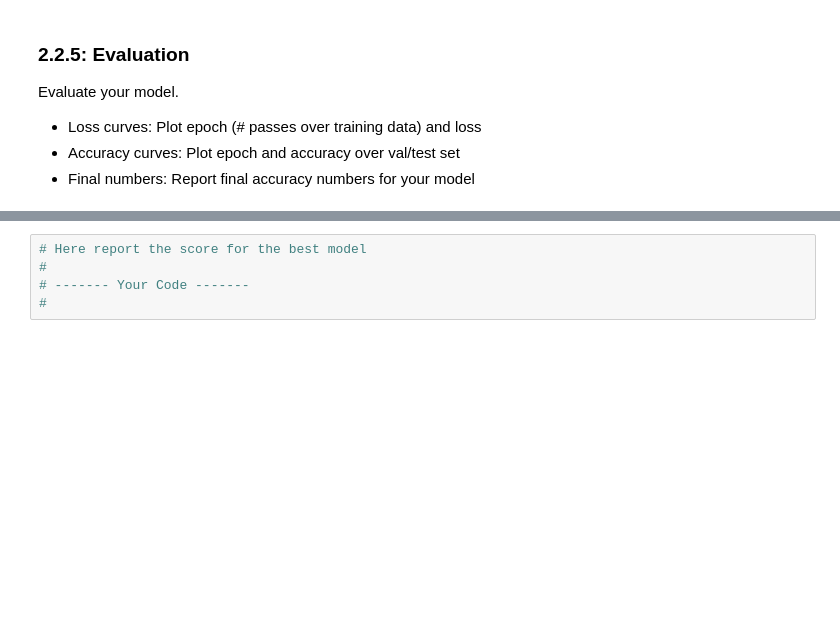
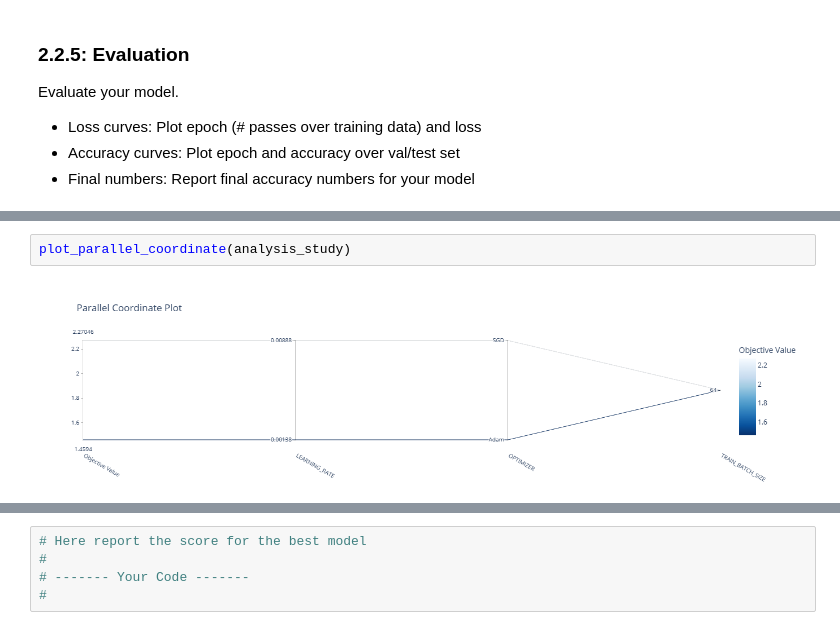
Before and after one commit to shahrukhx01/adversarial-ml-101, a Jupyter notebook: assignment1/mahnoor/cnn/cnn_implementation-Optuna_hyperparameter_tuning.ipynb, the cells around one changed output, grey strips where cells are left out. Drawn from its saved outputs; the diff is of its cells as text; blank space fills up the shorter version.

```diff
--- a/assignment1/mahnoor/cnn/cnn_implementation-Optuna_hyperparameter_tuning.ipynb
+++ b/assignment1/mahnoor/cnn/cnn_implementation-Optuna_hyperparameter_tuning.ipynb
@@ -318,0 +359,4 @@ Evaluate your model.
+# %%
+plot_parallel_coordinate(analysis_study)
+# %% [output]
+[figure, added]
```
Also changed, not shown: parts of 20 cells of this notebook, 4 other files.
